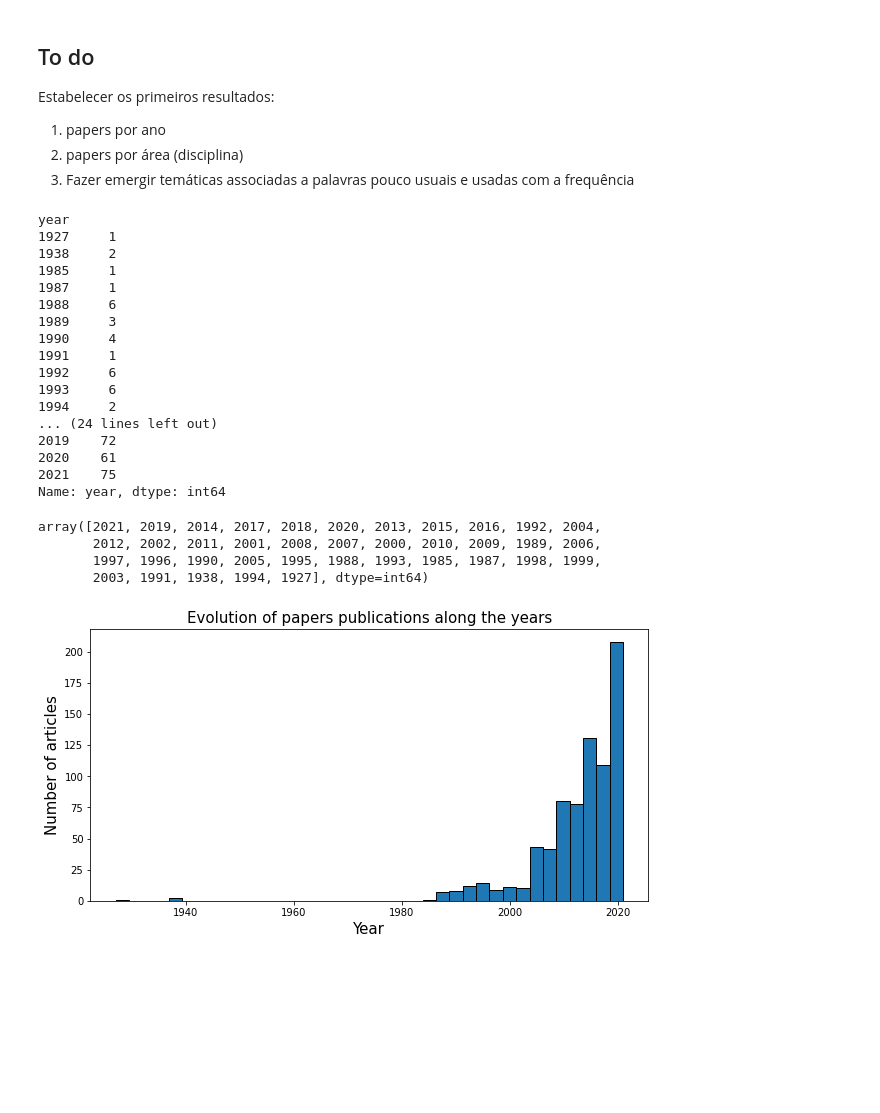
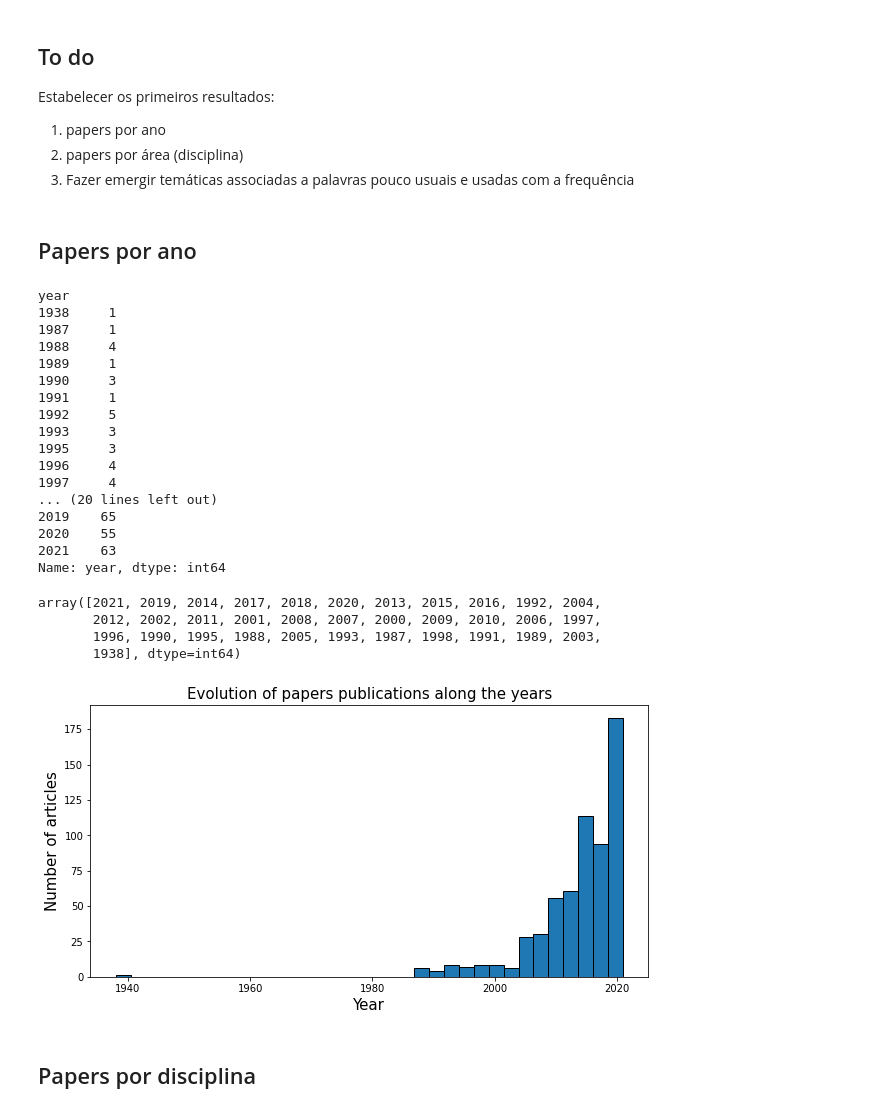
Before and after one commit to GustavoGil13/springer-link-scraper, a Jupyter notebook: springer_link_nb.ipynb, the cells around one changed output. Saved outputs shown, nothing was run; the diff lists cells and outputs as text; code cells hidden in the pictures; blank space fills up the shorter version.

```diff
--- a/springer_link_nb.ipynb
+++ b/springer_link_nb.ipynb
@@ -4,7 +4,7 @@ import matplotlib.pyplot as plt
 import nltk
 
 path = "C:/Users/Legion/OneDrive - Universidade de Aveiro/Universidade/4_ano/1_semestre/SemEC/springer-link-scraper/"
-df = pd.read_excel(path + "springer_link_information.xlsx", index_col=0)
+df = pd.read_excel(path + "springer_link_data_with_discipline.xlsx", index_col=0)
 # %%
 df
 # %% [output]
@@ -132,40 +113,44 @@ Estabelecer os primeiros resultados:
 1. papers por ano
 2. papers por área (disciplina)
 3. Fazer emergir temáticas associadas a palavras pouco usuais e usadas com a frequência
+# %% [markdown]
+## Papers por ano
 # %%
-data.groupby("year").year.count()
+cleaned_data.groupby("year").year.count()
 # %% [output]
 year
-1927     1
-1938     2
-1985     1
+1938     1
 1987     1
-1988     6
-1989     3
-1990     4
+1988     4
+1989     1
+1990     3
 1991     1
-1992     6
-1993     6
-1994     2
-... (24 lines left out)
-2019    72
-2020    61
-2021    75
+1992     5
+1993     3
+1995     3
+1996     4
+1997     4
+... (20 lines left out)
+2019    65
+2020    55
+2021    63
 Name: year, dtype: int64
 # %%
-data["year"].unique()
+cleaned_data["year"].unique()
 # %% [output]
 array([2021, 2019, 2014, 2017, 2018, 2020, 2013, 2015, 2016, 1992, 2004,
-       2012, 2002, 2011, 2001, 2008, 2007, 2000, 2010, 2009, 1989, 2006,
-       1997, 1996, 1990, 2005, 1995, 1988, 1993, 1985, 1987, 1998, 1999,
-       2003, 1991, 1938, 1994, 1927], dtype=int64)
+       2012, 2002, 2011, 2001, 2008, 2007, 2000, 2009, 2010, 2006, 1997,
+       1996, 1990, 1995, 1988, 2005, 1993, 1987, 1998, 1991, 1989, 2003,
+       1938], dtype=int64)
 # %%
-n_bins = len(data["year"].unique())
+n_bins = len(cleaned_data["year"].unique())
 plt.figure(figsize=(10, 5))
-plt.hist(data["year"], bins=n_bins, ec="black")
-plt.xlabel("Year", fontsize=15)
-plt.ylabel("Number of articles", fontsize=15)
-plt.title("Evolution of papers publications along the years", fontsize=15)
+plt.hist(cleaned_data["year"], bins = n_bins, ec = "black")
+plt.xlabel("Year", fontsize = 15)
+plt.ylabel("Number of articles", fontsize = 15)
+plt.title("Evolution of papers publications along the years", fontsize = 15)
 plt.show()
 # %% [output]
-[figure, old version]
+[figure, new version]
+# %% [markdown]
+## Papers por disciplina
```
Also changed, not shown: parts of 11 cells of this notebook.
